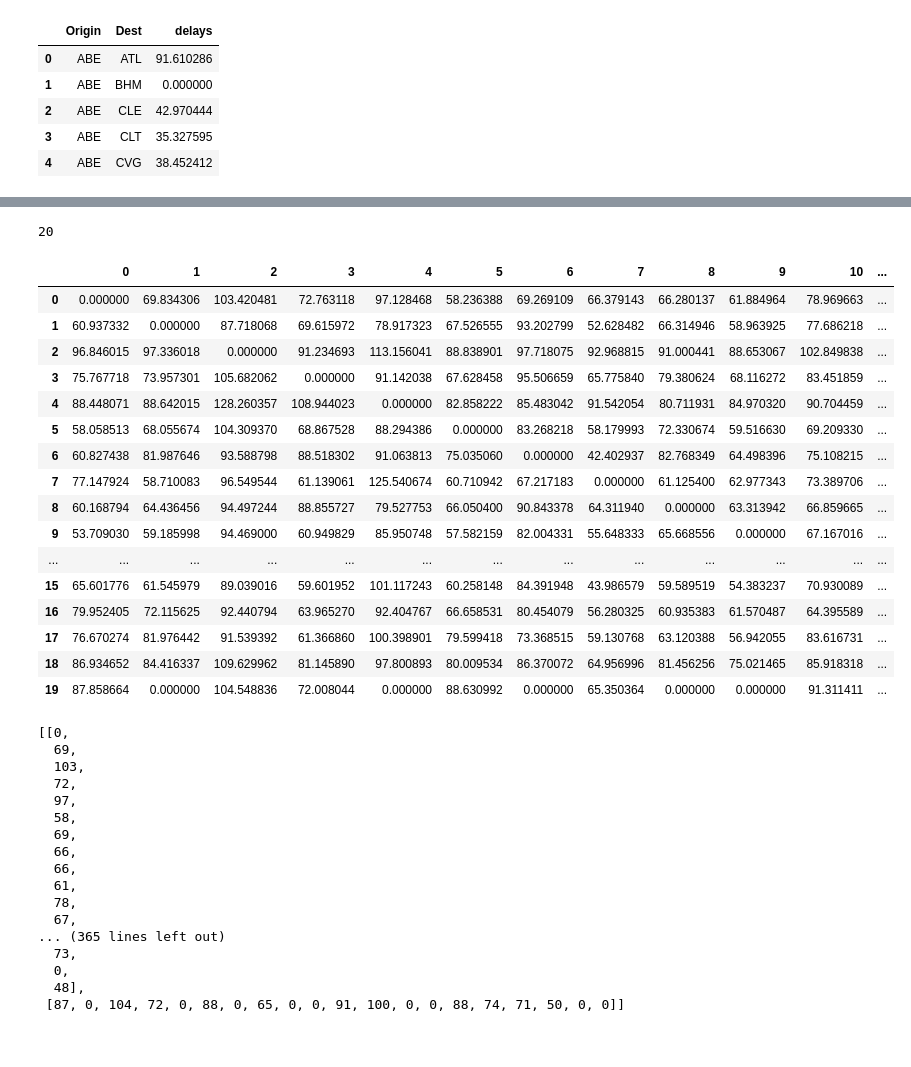
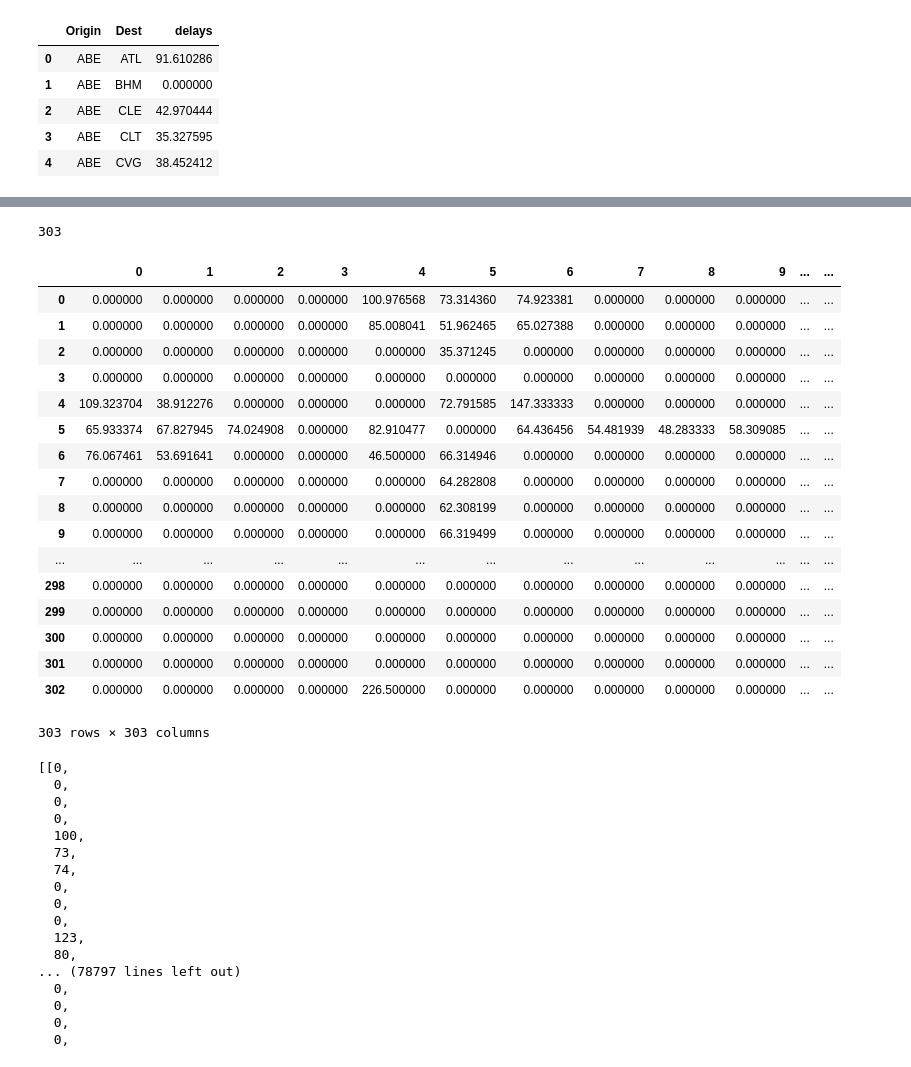
Before and after one commit to ruimaranhao/DataAnalystNanodegree, a Jupyter notebook: P6/processdata.ipynb, the cells around one changed output, grey strips where cells are left out. Saved outputs shown, nothing was run; the diff lists cells and outputs as text; code cells hidden in the pictures.

```diff
--- a/P6/processdata.ipynb
+++ b/P6/processdata.ipynb
@@ -156,8 +156,10 @@ orig_dest_delay.head()
 | 4 | ABE | CVG | 38.452412 |
 # %%
 #https://en.wikipedia.org/wiki/List_of_the_busiest_airports_in_the_United_States
-airports = ['ATL', 'LAX', 'ORD', 'DFW', 'JFK', 'DEN', 'SFO',
-            'CLT', 'LAS', 'PHX', 'IAH', 'MIA', 'SEA', 'EWR',
-            'MCO', 'MSP', 'DTW', 'BOS', 'PHL', 'LGA']
+#airports = ['ATL', 'LAX', 'ORD', 'DFW', 'JFK', 'DEN', 'SFO',
+#            'CLT', 'LAS', 'PHX', 'IAH', 'MIA', 'SEA', 'EWR',
+#            'MCO', 'MSP', 'DTW', 'BOS', 'PHL', 'LGA']
+
+airports = df['Origin'].unique()
 airports
 # %% [output]
@@ -196,68 +195,69 @@ with open('airliners.csv', 'w') as a:
 
 len(airports)
 # %% [output]
-20
+303
 # %%
 from pandas import *
 
 matrix = []
 for o in airports:
     ll = []
     for d in airports:
         dl = orig_dest_delay[(orig_dest_delay.Origin == o[0]) & (orig_dest_delay.Dest == d[0])]['delays']
         if dl.any():
-            ll = ll + [dl.sum()]
+            ll = ll + [dl.mean()]
         else:
             ll = ll + [0]
     matrix = matrix + [ll]
 
 DataFrame(matrix)
 # %% [output]
-|  | 0 | 1 | 2 | 3 | 4 | 5 | 6 | 7 | 8 | 9 | 10 | ... |
-| 0 | 0.000000 | 69.834306 | 103.420481 | 72.763118 | 97.128468 | 58.236388 | 69.269109 | 66.379143 | 66.280137 | 61.884964 | 78.969663 | ... |
-| 1 | 60.937332 | 0.000000 | 87.718068 | 69.615972 | 78.917323 | 67.526555 | 93.202799 | 52.628482 | 66.314946 | 58.963925 | 77.686218 | ... |
-| 2 | 96.846015 | 97.336018 | 0.000000 | 91.234693 | 113.156041 | 88.838901 | 97.718075 | 92.968815 | 91.000441 | 88.653067 | 102.849838 | ... |
-| 3 | 75.767718 | 73.957301 | 105.682062 | 0.000000 | 91.142038 | 67.628458 | 95.506659 | 65.775840 | 79.380624 | 68.116272 | 83.451859 | ... |
-| 4 | 88.448071 | 88.642015 | 128.260357 | 108.944023 | 0.000000 | 82.858222 | 85.483042 | 91.542054 | 80.711931 | 84.970320 | 90.704459 | ... |
-| 5 | 58.058513 | 68.055674 | 104.309370 | 68.867528 | 88.294386 | 0.000000 | 83.268218 | 58.179993 | 72.330674 | 59.516630 | 69.209330 | ... |
-| 6 | 60.827438 | 81.987646 | 93.588798 | 88.518302 | 91.063813 | 75.035060 | 0.000000 | 42.402937 | 82.768349 | 64.498396 | 75.108215 | ... |
-| 7 | 77.147924 | 58.710083 | 96.549544 | 61.139061 | 125.540674 | 60.710942 | 67.217183 | 0.000000 | 61.125400 | 62.977343 | 73.389706 | ... |
-| 8 | 60.168794 | 64.436456 | 94.497244 | 88.855727 | 79.527753 | 66.050400 | 90.843378 | 64.311940 | 0.000000 | 63.313942 | 66.859665 | ... |
-| 9 | 53.709030 | 59.185998 | 94.469000 | 60.949829 | 85.950748 | 57.582159 | 82.004331 | 55.648333 | 65.668556 | 0.000000 | 67.167016 | ... |
+|  | 0 | 1 | 2 | 3 | 4 | 5 | 6 | 7 | 8 | 9 | ... | ... |
+| 0 | 0.000000 | 0.000000 | 0.000000 | 0.000000 | 100.976568 | 73.314360 | 74.923381 | 0.000000 | 0.000000 | 0.000000 | ... | ... |
+| 1 | 0.000000 | 0.000000 | 0.000000 | 0.000000 | 85.008041 | 51.962465 | 65.027388 | 0.000000 | 0.000000 | 0.000000 | ... | ... |
+| 2 | 0.000000 | 0.000000 | 0.000000 | 0.000000 | 0.000000 | 35.371245 | 0.000000 | 0.000000 | 0.000000 | 0.000000 | ... | ... |
+| 3 | 0.000000 | 0.000000 | 0.000000 | 0.000000 | 0.000000 | 0.000000 | 0.000000 | 0.000000 | 0.000000 | 0.000000 | ... | ... |
+| 4 | 109.323704 | 38.912276 | 0.000000 | 0.000000 | 0.000000 | 72.791585 | 147.333333 | 0.000000 | 0.000000 | 0.000000 | ... | ... |
+| 5 | 65.933374 | 67.827945 | 74.024908 | 0.000000 | 82.910477 | 0.000000 | 64.436456 | 54.481939 | 48.283333 | 58.309085 | ... | ... |
+| 6 | 76.067461 | 53.691641 | 0.000000 | 0.000000 | 46.500000 | 66.314946 | 0.000000 | 0.000000 | 0.000000 | 0.000000 | ... | ... |
+| 7 | 0.000000 | 0.000000 | 0.000000 | 0.000000 | 0.000000 | 64.282808 | 0.000000 | 0.000000 | 0.000000 | 0.000000 | ... | ... |
+| 8 | 0.000000 | 0.000000 | 0.000000 | 0.000000 | 0.000000 | 62.308199 | 0.000000 | 0.000000 | 0.000000 | 0.000000 | ... | ... |
+| 9 | 0.000000 | 0.000000 | 0.000000 | 0.000000 | 0.000000 | 66.319499 | 0.000000 | 0.000000 | 0.000000 | 0.000000 | ... | ... |
 | ... | ... | ... | ... | ... | ... | ... | ... | ... | ... | ... | ... | ... |
-| 15 | 65.601776 | 61.545979 | 89.039016 | 59.601952 | 101.117243 | 60.258148 | 84.391948 | 43.986579 | 59.589519 | 54.383237 | 70.930089 | ... |
-| 16 | 79.952405 | 72.115625 | 92.440794 | 63.965270 | 92.404767 | 66.658531 | 80.454079 | 56.280325 | 60.935383 | 61.570487 | 64.395589 | ... |
-| 17 | 76.670274 | 81.976442 | 91.539392 | 61.366860 | 100.398901 | 79.599418 | 73.368515 | 59.130768 | 63.120388 | 56.942055 | 83.616731 | ... |
-| 18 | 86.934652 | 84.416337 | 109.629962 | 81.145890 | 97.800893 | 80.009534 | 86.370072 | 64.956996 | 81.456256 | 75.021465 | 85.918318 | ... |
-| 19 | 87.858664 | 0.000000 | 104.548836 | 72.008044 | 0.000000 | 88.630992 | 0.000000 | 65.350364 | 0.000000 | 0.000000 | 91.311411 | ... |
+| 298 | 0.000000 | 0.000000 | 0.000000 | 0.000000 | 0.000000 | 0.000000 | 0.000000 | 0.000000 | 0.000000 | 0.000000 | ... | ... |
+| 299 | 0.000000 | 0.000000 | 0.000000 | 0.000000 | 0.000000 | 0.000000 | 0.000000 | 0.000000 | 0.000000 | 0.000000 | ... | ... |
+| 300 | 0.000000 | 0.000000 | 0.000000 | 0.000000 | 0.000000 | 0.000000 | 0.000000 | 0.000000 | 0.000000 | 0.000000 | ... | ... |
+| 301 | 0.000000 | 0.000000 | 0.000000 | 0.000000 | 0.000000 | 0.000000 | 0.000000 | 0.000000 | 0.000000 | 0.000000 | ... | ... |
+| 302 | 0.000000 | 0.000000 | 0.000000 | 0.000000 | 226.500000 | 0.000000 | 0.000000 | 0.000000 | 0.000000 | 0.000000 | ... | ... |
+303 rows × 303 columns
 # %%
 from sklearn import preprocessing
 
-#min_max_scaler = preprocessing.MinMaxScaler(feature_range=(0, 1))
+#min_max_scaler = preprocessing.MinMaxScaler(feature_range=(0, 100))
 
 m = matrix
+#m = min_max_scaler.fit_transform(m)
 
-#m = min_max_scaler.fit_transform(m)
 m = map(lambda l: map(lambda x: int(x), l), list(m))
 m
 # %% [output]
 [[0,
-  69,
-  103,
-  72,
-  97,
-  58,
-  69,
-  66,
-  66,
-  61,
-  78,
-  67,
-... (365 lines left out)
+  0,
+  0,
+  0,
+  100,
   73,
+  74,
   0,
-  48],
- [87, 0, 104, 72, 0, 88, 0, 65, 0, 0, 91, 100, 0, 0, 88, 74, 71, 50, 0, 0]]
+  0,
+  0,
+  123,
+  80,
+... (78797 lines left out)
+  0,
+  0,
+  0,
+  0,
 # %%
 with open("matrix.json", "w") as fout:
     fout.write(pprint.pformat(m))
```
Also changed, not shown: parts of 1 cell of this notebook, 2 other files.
